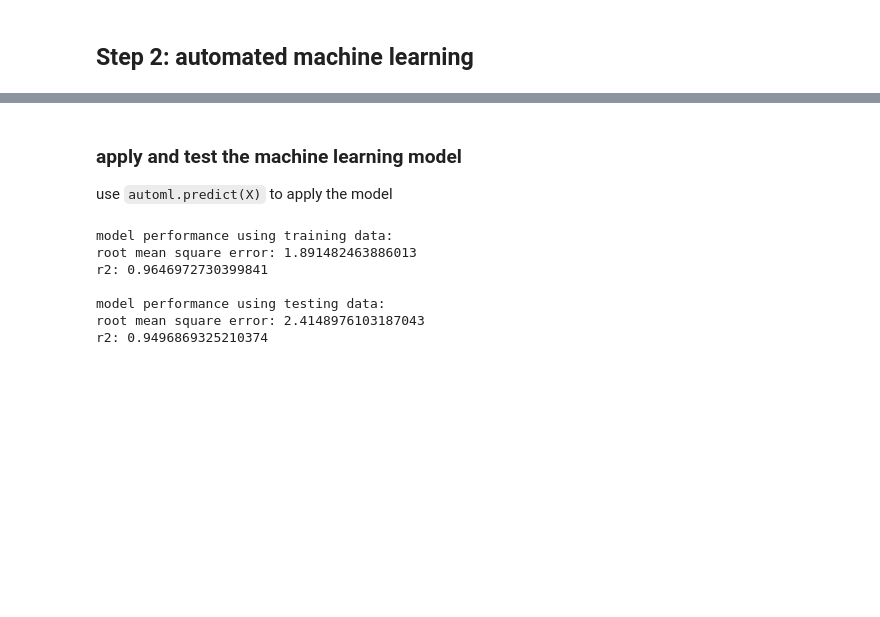
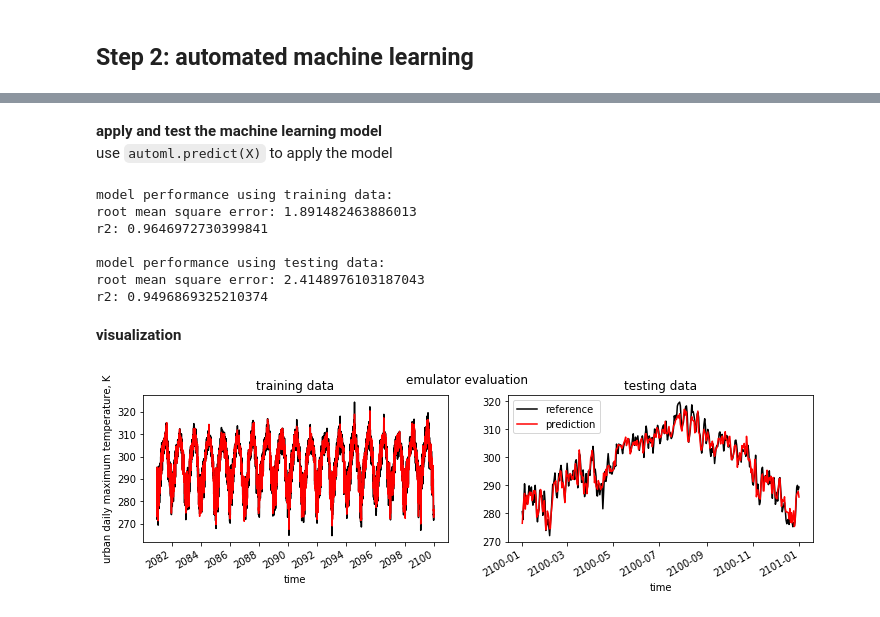
Before and after one commit to zhonghua-zheng/UrbanClimateExplorer, a Jupyter notebook: docs/notebooks/basic_demo.ipynb, the cells around one changed output, grey strips where cells are left out. Saved outputs shown, nothing was run; the diff lists cells and outputs as text; code cells hidden in the pictures; blank space fills up the shorter version.

Commit message:
added time-series comparison

```diff
--- a/docs/notebooks/basic_demo.ipynb
+++ b/docs/notebooks/basic_demo.ipynb
@@ -130,18 +134,25 @@ Wall time: 15.1 s
 # %% [markdown]
-### apply and test the machine learning model
+**apply and test the machine learning model**
 use `automl.predict(X)` to apply the model
 # %%
+# training data
 print("model performance using training data:")
 y_pred = automl.predict(X_train)
 print("root mean square error:",
       mean_squared_error(y_true=y_train, y_pred=y_pred, squared=False))
 print("r2:", r2_score(y_true=y_train, y_pred=y_pred),"\n")
+import pandas as pd
+d_train = {"time":train["time"],"y_train":y_train.reshape(-1),"y_pred":y_pred.reshape(-1)}
+df_train = pd.DataFrame(d_train).set_index("time")
 
+# testing data
 print("model performance using testing data:")
 y_pred = automl.predict(X_test)
 print("root mean square error:",
       mean_squared_error(y_true=y_test, y_pred=y_pred, squared=False))
 print("r2:", r2_score(y_true=y_test, y_pred=y_pred))
+d_test = {"time":test["time"],"y_test":y_test.reshape(-1),"y_pred":y_pred.reshape(-1)}
+df_test = pd.DataFrame(d_test).set_index("time")
 # %% [output]
 model performance using training data:
 root mean square error: 1.891482463886013
@@ -150,3 +161,20 @@ r2: 0.9646972730399841
 model performance using testing data:
 root mean square error: 2.4148976103187043
 r2: 0.9496869325210374
+# %% [markdown]
+**visualization**
+# %%
+fig, (ax1,ax2) = plt.subplots(1,2,figsize=(12,3))
+fig.suptitle('emulator evaluation')
+df_train["y_train"].plot(label="reference",c="k",ax=ax1)
+df_train["y_pred"].plot(label="prediction",c="r",ax=ax1)
+ax1.set_title("training data")
+ax1.set_ylabel("urban daily maximum temperature, K")
+
+df_test["y_test"].plot(label="reference",c="k",ax=ax2)
+df_test["y_pred"].plot(label="prediction",c="r",ax=ax2)
+ax2.set_title("testing data")
+plt.legend()
+plt.show()
+# %% [output]
+[figure, added]
```
Also changed, not shown: parts of 7 cells of this notebook, 1 other file.
